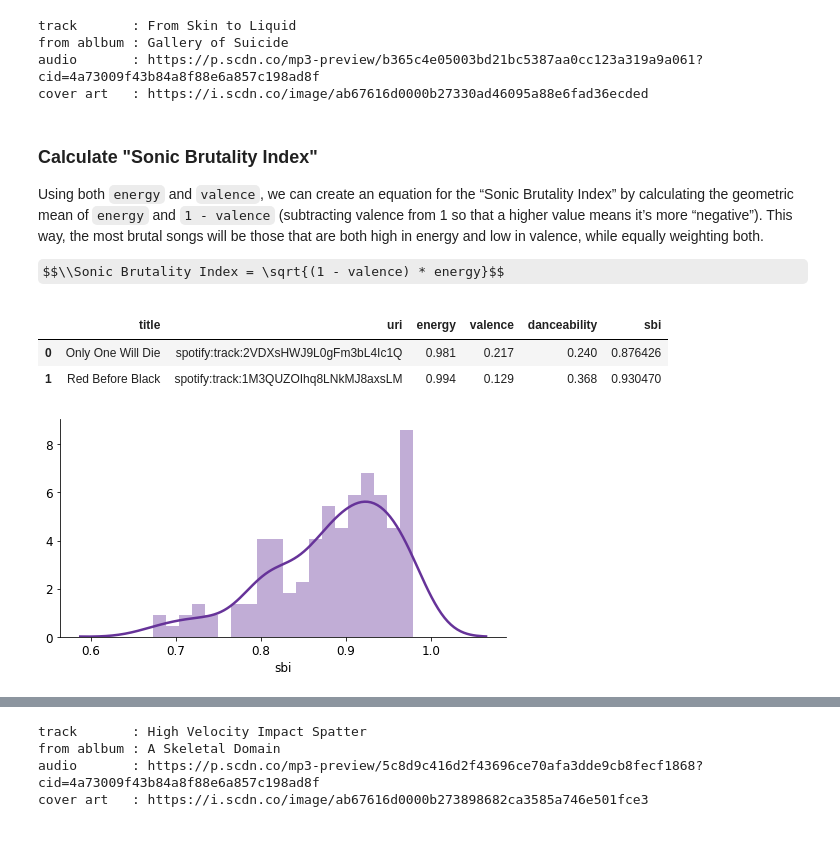
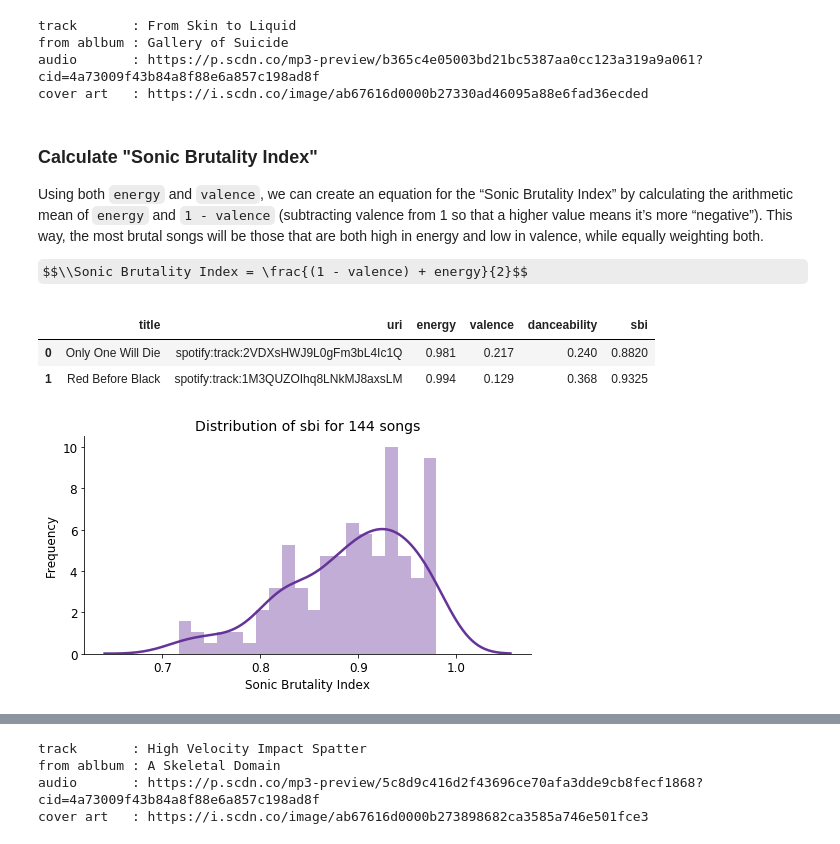
Before and after one commit to rbuerki/most-brutal-cannibal-corpse, a Jupyter notebook: 1-Audio-Analysis.ipynb, the cells around one changed output, grey strips where cells are left out. Drawn from its saved outputs; the diff is of its cells as text; code cells hidden in the pictures; some formulas as TeX source.

Commit message:
REFACTOR: change sbi calculation (arithmetic)

```diff
--- a/1-Audio-Analysis.ipynb
+++ b/1-Audio-Analysis.ipynb
@@ -234,22 +234,26 @@ cover art   : https://i.scdn.co/image/ab67616d0000b27330ad46095a88e6fad36ecded
 # %% [markdown]
 ### Calculate "Sonic Brutality Index"
 
-Using both `energy` and `valence`, we can create an equation for the “Sonic Brutality Index” by calculating the geometric mean of `energy` and `1 - valence` (subtracting valence from 1 so that a higher value means it’s more “negative”). This way, the most brutal songs will be those that are both high in energy and low in valence, while equally weighting both.
+Using both `energy` and `valence`, we can create an equation for the “Sonic Brutality Index” by calculating the arithmetic mean of `energy` and `1 - valence` (subtracting valence from 1 so that a higher value means it’s more “negative”). This way, the most brutal songs will be those that are both high in energy and low in valence, while equally weighting both.
 
-$$\\Sonic Brutality Index = \sqrt{(1 - valence) * energy}$$
+$$\\Sonic Brutality Index = \frac{(1 - valence) + energy}{2}$$
 # %%
 def calc_sbi(valence, energy):
-    sbi = np.sqrt((1 - valence) * energy)
+    sbi = ((1 - valence) + energy) / 2
     return sbi
 
 song_data['sbi'] = song_data.apply(lambda x: calc_sbi(x['valence'], x['energy']), axis=1)
 display(song_data.head(2))
 # %% [output]
 |  | title | uri | energy | valence | danceability | sbi |
-| 0 | Only One Will Die | spotify:track:2VDXsHWJ9L0gFm3bL4Ic1Q | 0.981 | 0.217 | 0.240 | 0.876426 |
-| 1 | Red Before Black | spotify:track:1M3QUZOIhq8LNkMJ8axsLM | 0.994 | 0.129 | 0.368 | 0.930470 |
+| 0 | Only One Will Die | spotify:track:2VDXsHWJ9L0gFm3bL4Ic1Q | 0.981 | 0.217 | 0.240 | 0.8820 |
+| 1 | Red Before Black | spotify:track:1M3QUZOIhq8LNkMJ8axsLM | 0.994 | 0.129 | 0.368 | 0.9325 |
 # %%
-plt.figure(figsize=(8,4))
-sns.distplot(song_data['sbi'], bins=20, label="Sonic Brutaliy Index");
+fig, ax = plt.subplots(figsize=(8,4))
+sns.distplot(song_data['sbi'], bins=20, label="Sonic Brutaliy Index")
+
+ax.set_title('Distribution of sbi for 144 songs', fontsize=14)
+ax.set_xlabel('Sonic Brutality Index', fontsize='large')
+ax.set_ylabel('Frequency', fontsize='large');
 # %% [output]
-[figure, old version]
+[figure, new version]
```
Also changed, not shown: parts of 9 cells of this notebook.
